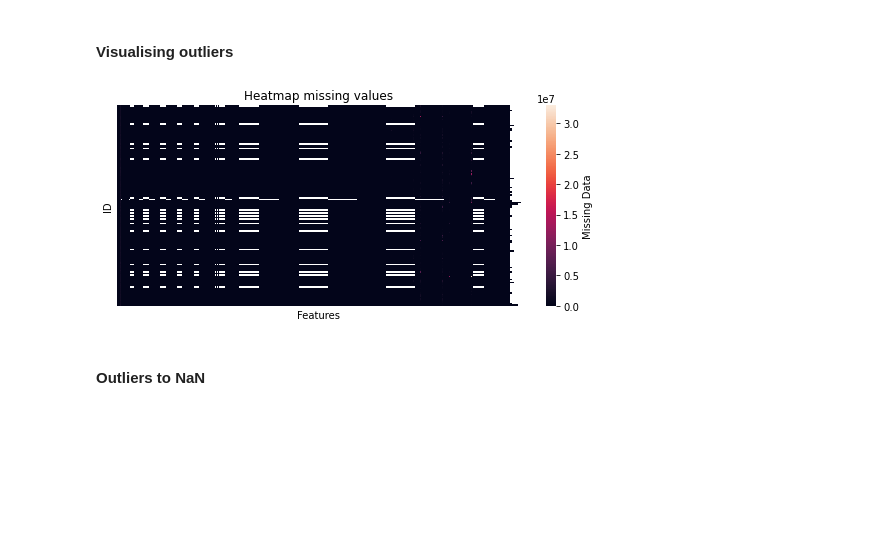
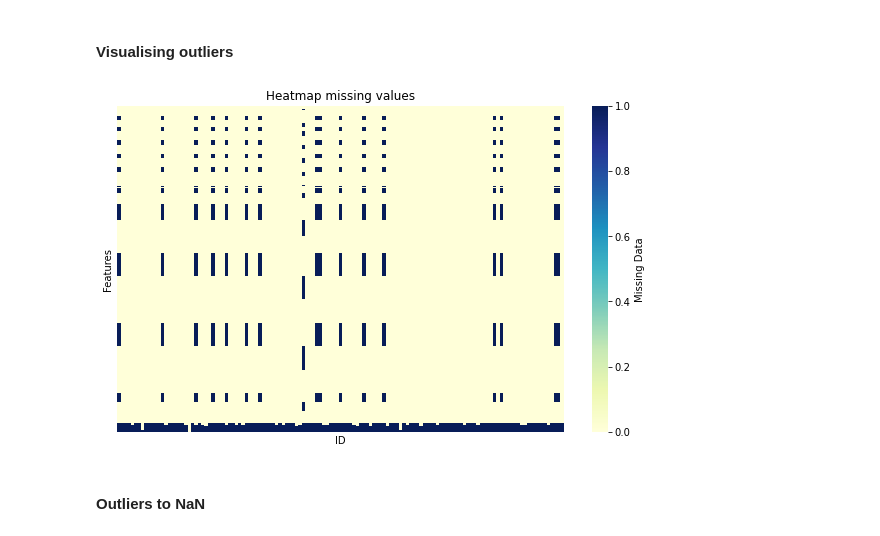
Before and after one commit to LishiaV/TM10007, a Jupyter notebook: machine.ipynb, the cells around one changed output. Cells and saved outputs as stored; diff of their text form; code cells hidden in the pictures; blank space fills up the shorter version.

Commit message:
Better visualisation outliers

```diff
--- a/machine.ipynb
+++ b/machine.ipynb
@@ -100,13 +115,18 @@ X_test = X_test.apply(pd.to_numeric, errors='coerce')
 # %% [markdown]
 #### Visualising outliers
 # %%
-sns.heatmap(X_train, yticklabels=False, xticklabels=False, cbar_kws={'label': 'Missing Data'})
+plt.figure(figsize=(10,6))
+sns.heatmap(X_train.isna().transpose(),
+            yticklabels=False, xticklabels=False,
+            cmap="YlGnBu",
+            cbar_kws={'label': 'Missing Data'})
+plt.savefig("visualizing_missing_data_with_heatmap_Seaborn_Python.png", dpi=100)
 plt.title('Heatmap missing values')
-plt.xlabel('Features')
-plt.ylabel('ID')
+plt.ylabel('Features')
+plt.xlabel('ID')
 plt.savefig("visualizing_missing_data_with_heatmap.png", dpi=100)
 # %% [output]
-[figure, old version]
+[figure, new version]
 # %% [markdown]
 #### Outliers to NaN
 # %%
```
Also changed, not shown: parts of 5 cells of this notebook, 3 other files.
